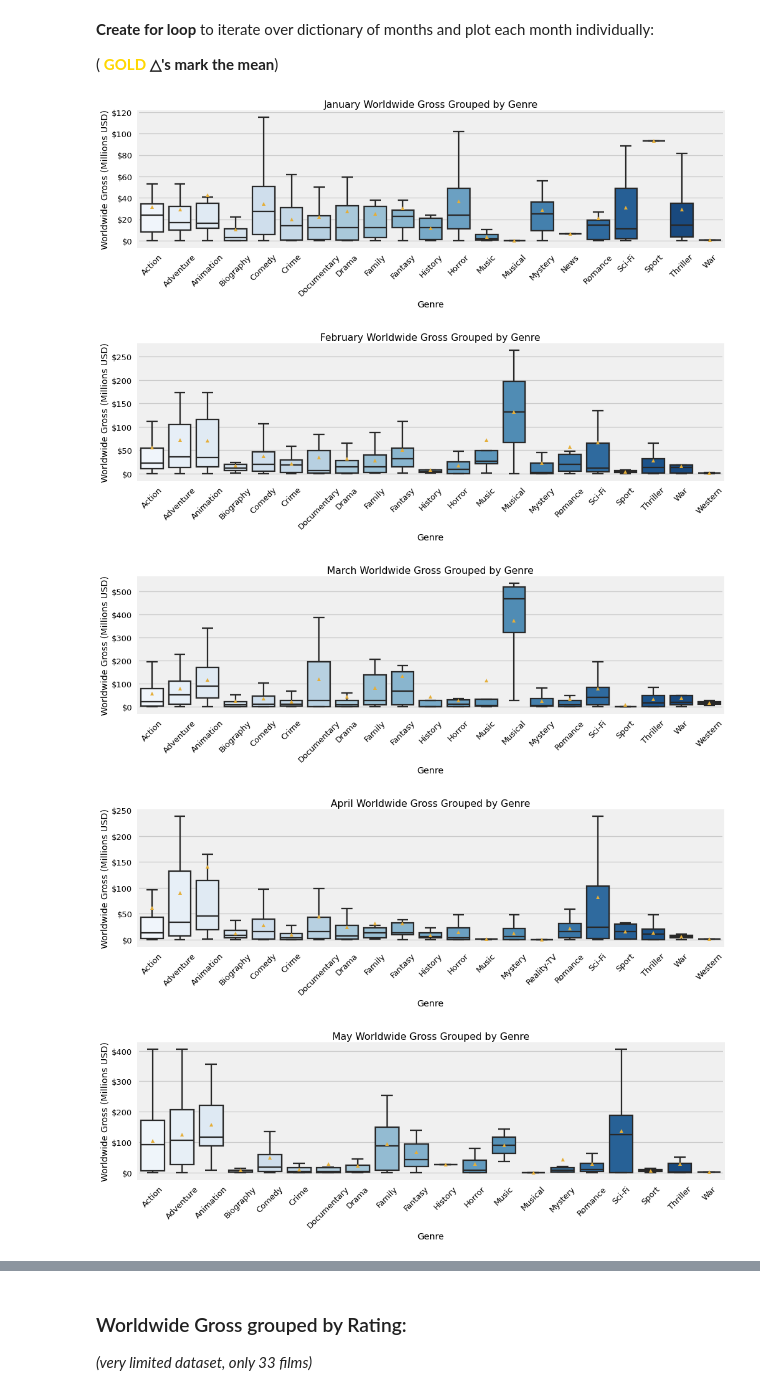
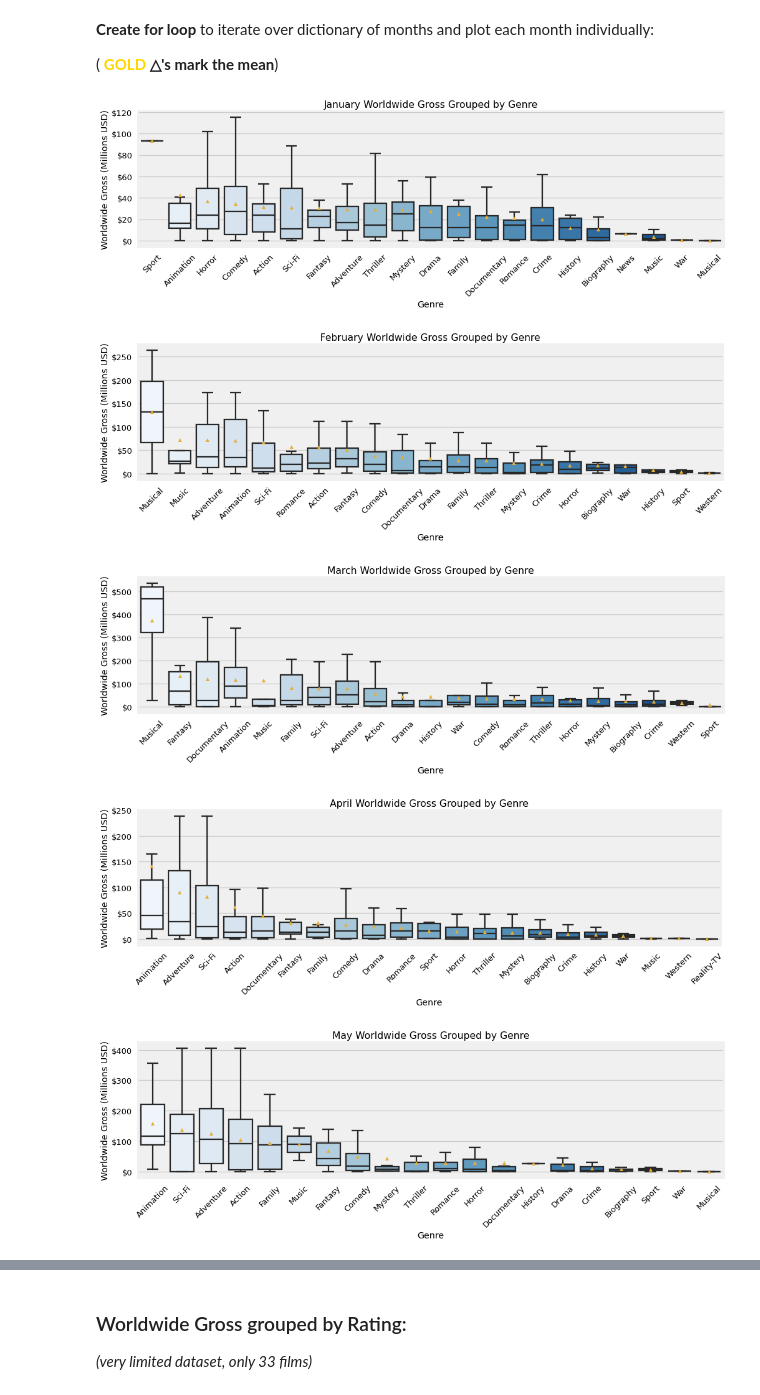
Before and after one commit to AgathaZareth/dsc-phase-1-project-v2-4, a Jupyter notebook: student.ipynb, the cells around one changed output, grey strips where cells are left out. Drawn from its saved outputs; the diff is of its cells as text; code cells hidden in the pictures.

```diff
--- a/student.ipynb
+++ b/student.ipynb
@@ -522,26 +522,33 @@ __Create for loop__ to iterate over dictionary of months and plot each month ind
 ( __<font color=gold>GOLD</font> &#9651;'s mark the mean__)
 # %%
 # create for loop to iterate over the months and plot each month individually
-for key,val in months_words_ints.items():
+for month_word,month_int in months_words_ints.items():
 # ----------seperate by month----------------------------------------
-    DF = tnimdb_sql[tnimdb_sql['p_month'] == val]
+    DF = tnimdb_sql[tnimdb_sql['p_month'] == month_int]
+
+    # tuple genre with mean of 'gross_divided'
+    info_tuples = [(DF[DF['genres_exploded'] == genre]['gross_divided'].mean(), genre) for genre in DF['genres_exploded'].unique()]
+    # sort the tuples
+    ranked_info = sorted(info_tuples, reverse=True)
+    #make list of just genres
+    ranked_genres = [i[1] for i in ranked_info]
 
 # ----------initiate plot--------------------------------------------
     fig, ax = plt.subplots(figsize=(15,4))
     sns.boxplot(x=DF['genres_exploded'], y=DF['gross_divided']/1000000, showfliers = False, \
-                ax=ax, palette='Blues', showmeans=True)
+                ax=ax, palette='Blues', showmeans=True, order=ranked_genres)
 
 # ----------Customize labels-----------------------------------------
-    ax.set_title(f'{key} Worldwide Gross Grouped by Genre')
+    ax.set_title(f'{month_word} Worldwide Gross Grouped by Genre')
     ax.set_xlabel("Genre")
     ax.set_ylabel("Worldwide Gross (Millions USD)")
     ax.yaxis.set_major_formatter('${x:1.0f}')
-    ax.set_xticks(range(0, len(DF['genres_exploded'].unique())))
-    ax.set_xticklabels(list(DF['genres_exploded'].unique()), rotation=45)
+    ax.set_xticks(range(0, len(ranked_genres)))
+    ax.set_xticklabels(ranked_genres, rotation=45)
     ;
 # %% [output]
-[figure, old version]
+[figure, new version]
-[figure, old version]
+[figure, new version]
-[figure, old version]
+[figure, new version]
-[figure, old version]
+[figure, new version]
-[figure, old version]
+[figure, new version]
```
Also changed, not shown: parts of 4 cells of this notebook, 15 other files.
